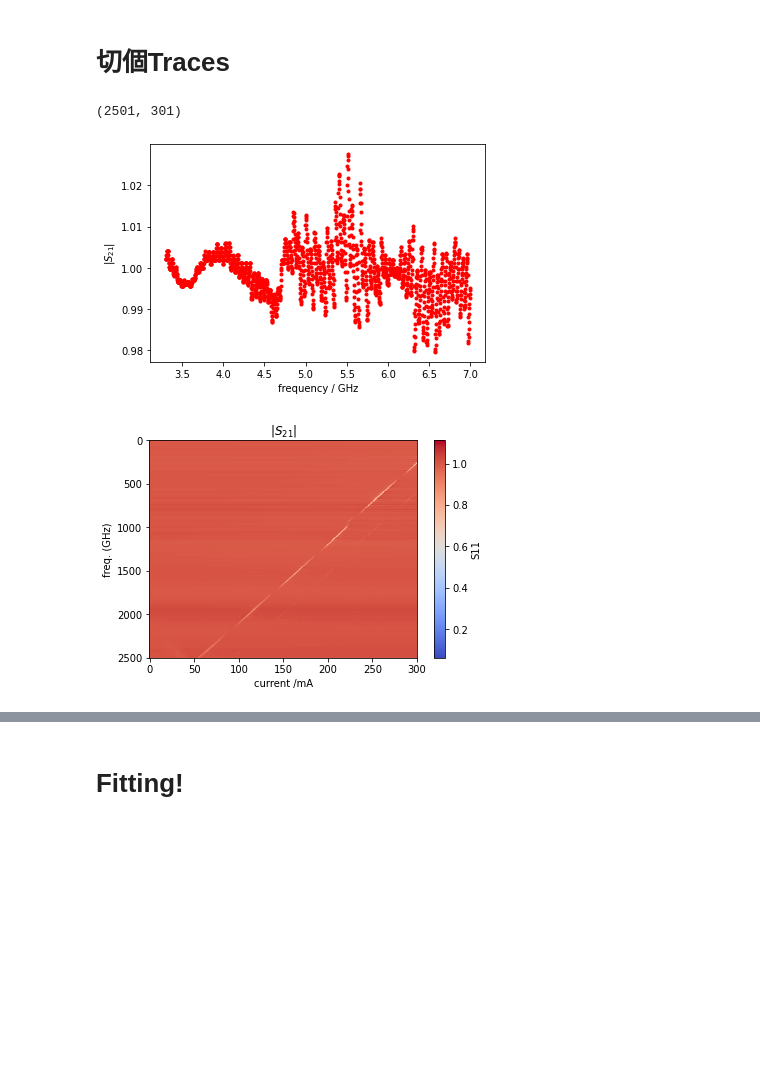
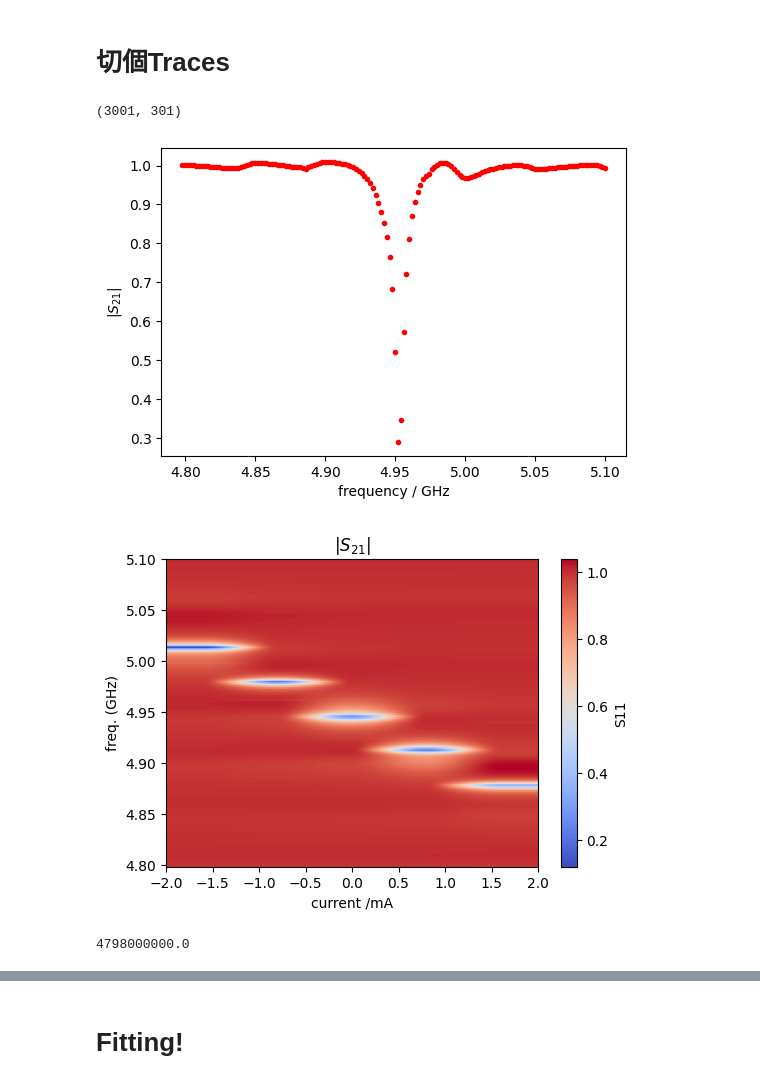
Before and after one commit to Nick1467/Mirror, a Jupyter notebook: quick_scale.ipynb, the cells around one changed output, grey strips where cells are left out. Saved outputs shown, nothing was run; the diff lists cells and outputs as text; code cells hidden in the pictures; blank space fills up the shorter version.

```diff
--- a/quick_scale.ipynb
+++ b/quick_scale.ipynb
@@ -66,37 +66,43 @@ def get_fslice(info, frange):
     f1 = info['VNA - stop frequency']
     nf = info['VNA - # of points']
     step = (f1 - f0) / nf
     frq = np.linspace(f0, f1, nf)
     return slice(int( (frange[0] - f0) // step - 1),
                  int( (frange[1] - f0) // step + 1)) , frq
 
 
-screen , frq= get_fslice(info, [3.3e+9,7e+9])  #3.5e+9,6e+9
-trace_no = 50
+screen , frq= get_fslice(info, [4.8e+9,5.1e+9])  #3.5e+9,6e+9
+trace_no = 100
 
 #screen = slice(None)
-s = data.shape
+s = data_0.shape
 print(s)
 
 plt.figure(figsize= (6,4))
 #Vmax = np.maximum(abs(data[:, trace_no]), 0.3)
 plt.plot(frq[screen]/1e+9, abs( data[:, trace_no:trace_no+1])[screen], 'r .')
 #plt.ylim(0,0.08)
 plt.xlabel( 'frequency / GHz')
 plt.ylabel('$|S_{21}|$')
 #plt.title(f'Trace No.{trace_no}')
 plt.show()
 
+extent = [ -2, 2, min(frq[screen]/1e+9), max(frq[screen]/1e+9)]
 
 fig, ax = plt.subplots(figsize=(6, 4))
 #plt.imshow(abs(data_0), cmap='coolwarm', aspect='auto',)
-im = ax.imshow(abs(data_0), cmap='coolwarm', aspect='auto')
+im = ax.imshow(abs(data[:,trace_no-2:trace_no+3 ])[screen], cmap='coolwarm', aspect='auto', extent = extent)
 plt.colorbar(im).set_label(info['VNA - trace'] )
+
 plt.xlabel('current /mA')
 plt.ylabel('freq. (GHz)')
 plt.title(r'$|S_{21}|$')
 plt.show()
 # %% [output]
-(2501, 301)
+(3001, 301)
-[figure, old version]
+[figure, new version]
-[figure, old version]
+[figure, new version]
+# %%
+print(f'{min(frq[screen])}')
+# %% [output]
+4798000000.0
```
Also changed, not shown: parts of 5 cells of this notebook, 1 other file.
